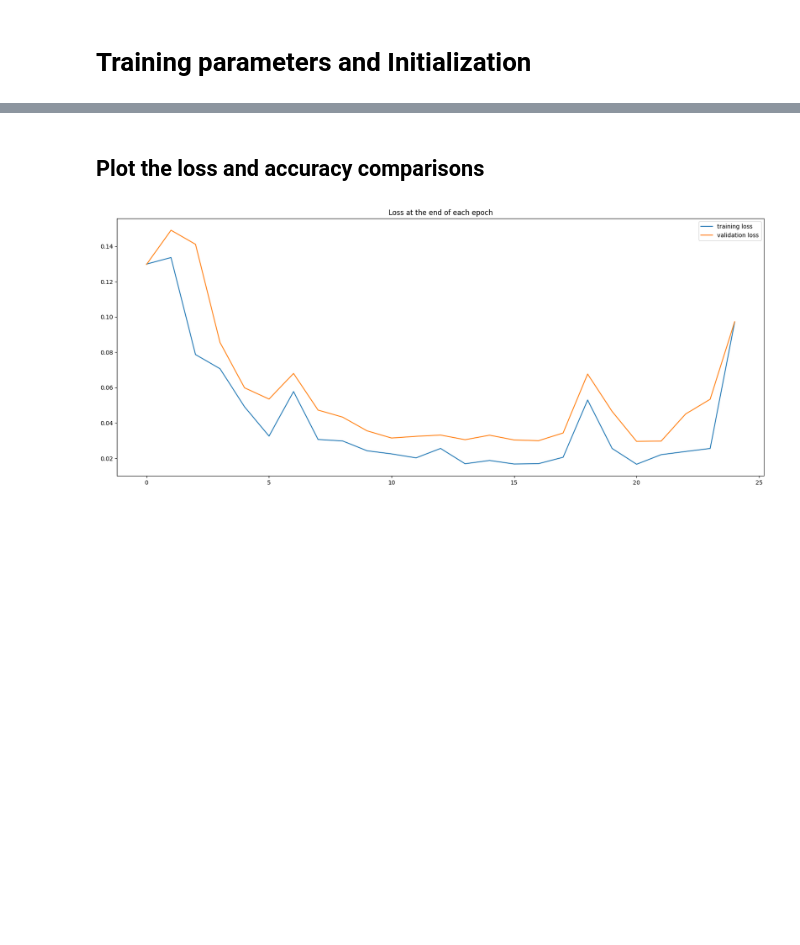
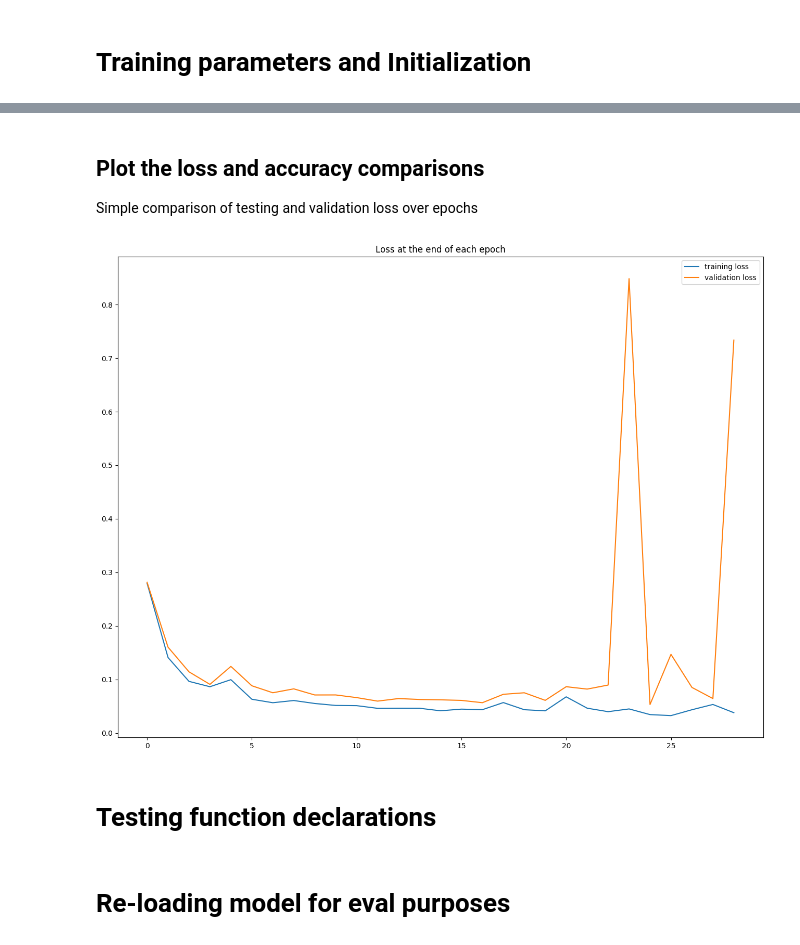
Before and after one commit to HaroldRiggsbee/Variational-Autoencoder-Project, a Jupyter notebook: Variational_Auto_Encoder_for_Kickdrums.ipynb, the cells around one changed output, grey strips where cells are left out. Saved outputs shown, nothing was run; the diff lists cells and outputs as text; code cells hidden in the pictures; blank space fills up the shorter version.

```diff
--- a/Variational_Auto_Encoder_for_Kickdrums.ipynb
+++ b/Variational_Auto_Encoder_for_Kickdrums.ipynb
@@ -33,0 +38,9 @@ Drive already mounted at /content/drive; to attempt to forcibly remount, call dr
+# %%
+demo = librosa.load('/content/drive/MyDrive/audio_samples/Analog_Kicks/Bloodfire - RW Kick7 F.wav', sr = 44100, mono = True)
+audio_data = demo[0]
+demo_sample_rate = demo[1]
+plt.figure(figsize=(20,7))
+librosa.display.waveshow(audio_data, sr = 44100)
+plt.title(f"Waveform of Hardstyle kickdrum")
+plt.show()
+display(Audio(audio_data, rate=demo_sample_rate))
@@ -498,6 +539,8 @@ class model_trainer():
 # %% [markdown]
 # Training/Test batch declaration
 # %%
-train_loader = DataLoader(torch.utils.data.Subset(normalized_data_pool, range(420)), batch_size=20, shuffle=True)
-val_loader = DataLoader(torch.utils.data.Subset(normalized_data_pool, range(421,450 )), batch_size=10, shuffle=False)
-test_loader = DataLoader(torch.utils.data.Subset(normalized_data_pool, range(450, 771)), batch_size=4, shuffle=False)
+train_loader = DataLoader(torch.utils.data.Subset(normalized_data_pool, range(375)), batch_size=20, shuffle=True)
+val_loader = DataLoader(torch.utils.data.Subset(normalized_data_pool, range(386, 400)), batch_size=5, shuffle=False)
+test_loader = DataLoader(torch.utils.data.Subset(normalized_data_pool, range(401, 412)), batch_size=4, shuffle=False)
+test_min_max_values = original_spectrogram_values[401:413]
+print(test_min_max_values)
@@ -560,4 +612,4 @@ Estimated Total Size (MB): 1067.36
 # %%
-train = model_trainer(train_loader, val_loader, epochs, KL_weight, patience, criterion, optimizer, model)
-train.train()
+train_model = model_trainer(train_loader, val_loader, epochs, KL_weight, patience, criterion, optimizer, model, save_path)
+train_model.train()
 # %% [output]
@@ -565,13 +633,16 @@ OutOfMemoryError: CUDA out of memory. Tried to allocate 1.02 GiB. GPU 0 has a to
 # %% [markdown]
 ## Plot the loss and accuracy comparisons
+Simple comparison of testing and validation loss over epochs
 # %%
-train_losses, val_losses = train.return_losses()
-plt.figure(figsize=(20, 8))
-plt.plot(train_losses, label='training loss')
-plt.plot(val_losses, label='validation loss')
+train_losses, val_losses = train_model.return_losses()
+plt.figure(figsize=(16, 12))
+plt.plot(train_losses[:-1], label='training loss')
+plt.plot(val_losses [:-1], label='validation loss')
 #plt.plot(KL_losses, label='KL loss')
 plt.title('Loss at the end of each epoch')
 plt.legend();
 # %% [output]
-[figure, old version]
+[figure, new version]
+# %% [markdown]
+# Testing function declarations
 # %%
@@ -645,3 +717,5 @@ def convert_spectrograms_to_audio(sample_images, reconstructed_images, scaler):
         display(Audio(reconstructed_signals[i], rate=sample_rate))  # Display reconstructed
 
     return original_signals, reconstructed_signals
+# %% [markdown]
+# Re-loading model for eval purposes
```
Also changed, not shown: parts of 37 cells of this notebook.
